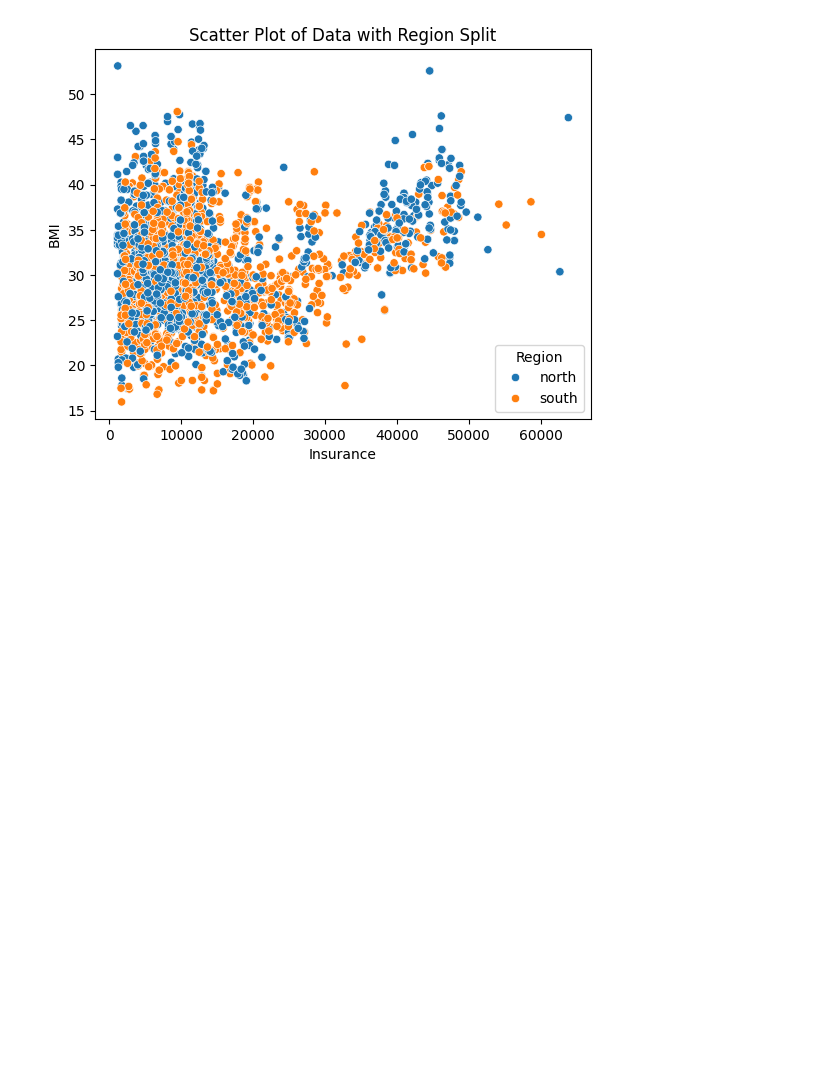
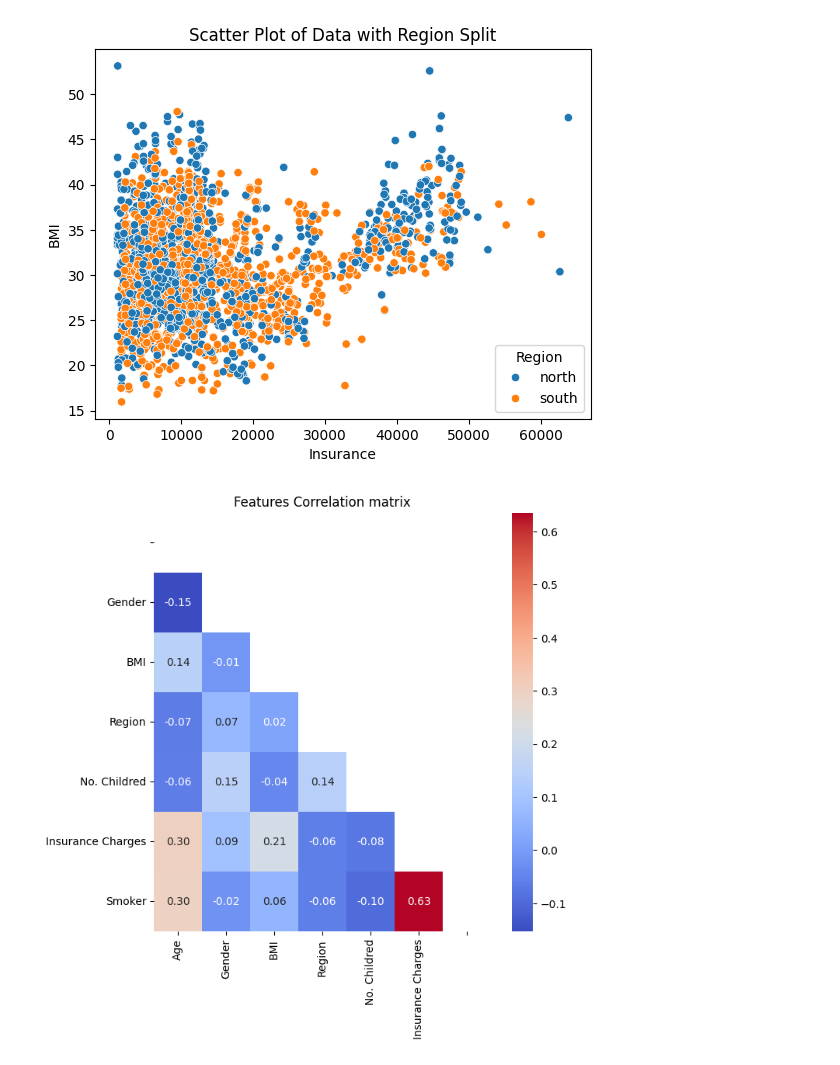
Before and after one commit to saleh3marmash/machine_learning_project_two, a Jupyter notebook: saleh_majed_project2/project2.ipynb, the cells around one changed output. Cells and saved outputs as stored; diff of their text form; code cells hidden in the pictures; blank space fills up the shorter version.

```diff
--- a/saleh_majed_project2/project2.ipynb
+++ b/saleh_majed_project2/project2.ipynb
@@ -73,4 +95,37 @@ plt.legend(title='Region')
 plt.show()
 # %% [output]
 [figure]
+# %%
+# Prepare data and code them
+
+datae = pd.read_csv('./Data.csv')
+datae.loc[datae['Region'] == 'north', 'Region'] = 1
+datae.loc[datae['Region'] == 'south', 'Region'] = 0
+datae.loc[datae['Gender'] == 'male', 'Gender'] = 1
+datae.loc[datae['Gender'] == 'female', 'Gender'] = 0
+datae.loc[datae['Smoker'] == 'no', 'Smoker'] = 0
+datae.loc[datae['Smoker'] == 'yes', 'Smoker'] = 1
+# %%
+# Correlation matrix to find relationships between attributes
+
+corr_matrix = datae.corr()
+
+mask = np.triu(np.ones_like(corr_matrix, dtype=bool))
+
+plt.figure(figsize=(7, 7))
+
+ax = sb.heatmap(corr_matrix, annot=True, fmt=".2f", mask=mask, cmap="coolwarm")
+plt.title('Features Correlation matrix')
+xticklabels = [label.get_text() for label in ax.get_xticklabels()]
+yticklabels = [label.get_text() for label in ax.get_yticklabels()]
+npg_index = yticklabels.index('Age')
+yticklabels[npg_index] = ''
+ax.set_yticklabels(yticklabels)
+npg_index = xticklabels.index('Smoker')
+xticklabels[npg_index] = ''
+ax.set_xticklabels(xticklabels)
+
+plt.show()
+# %% [output]
+[figure, added]
 # %%
```
Also changed, not shown: parts of 10 cells of this notebook.
